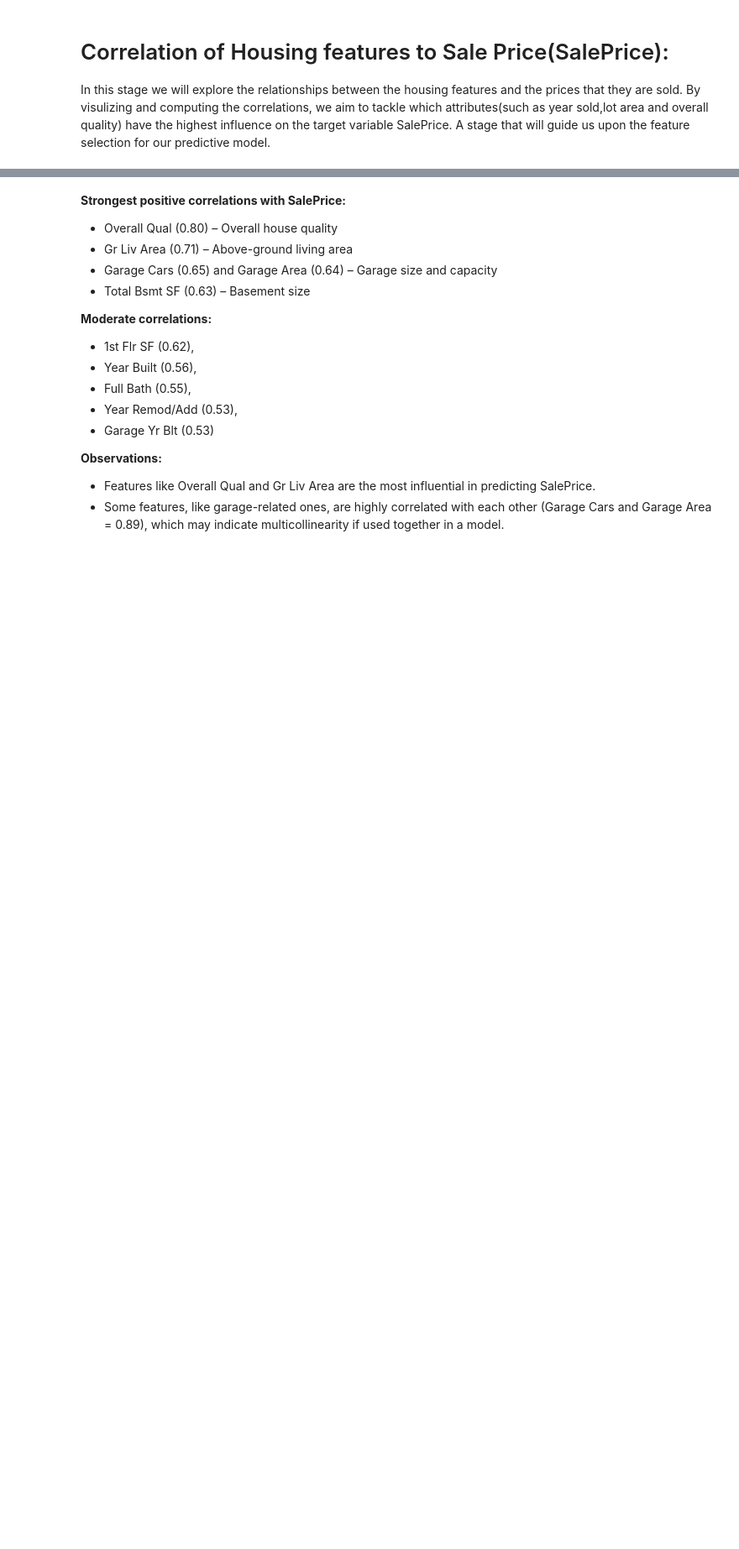
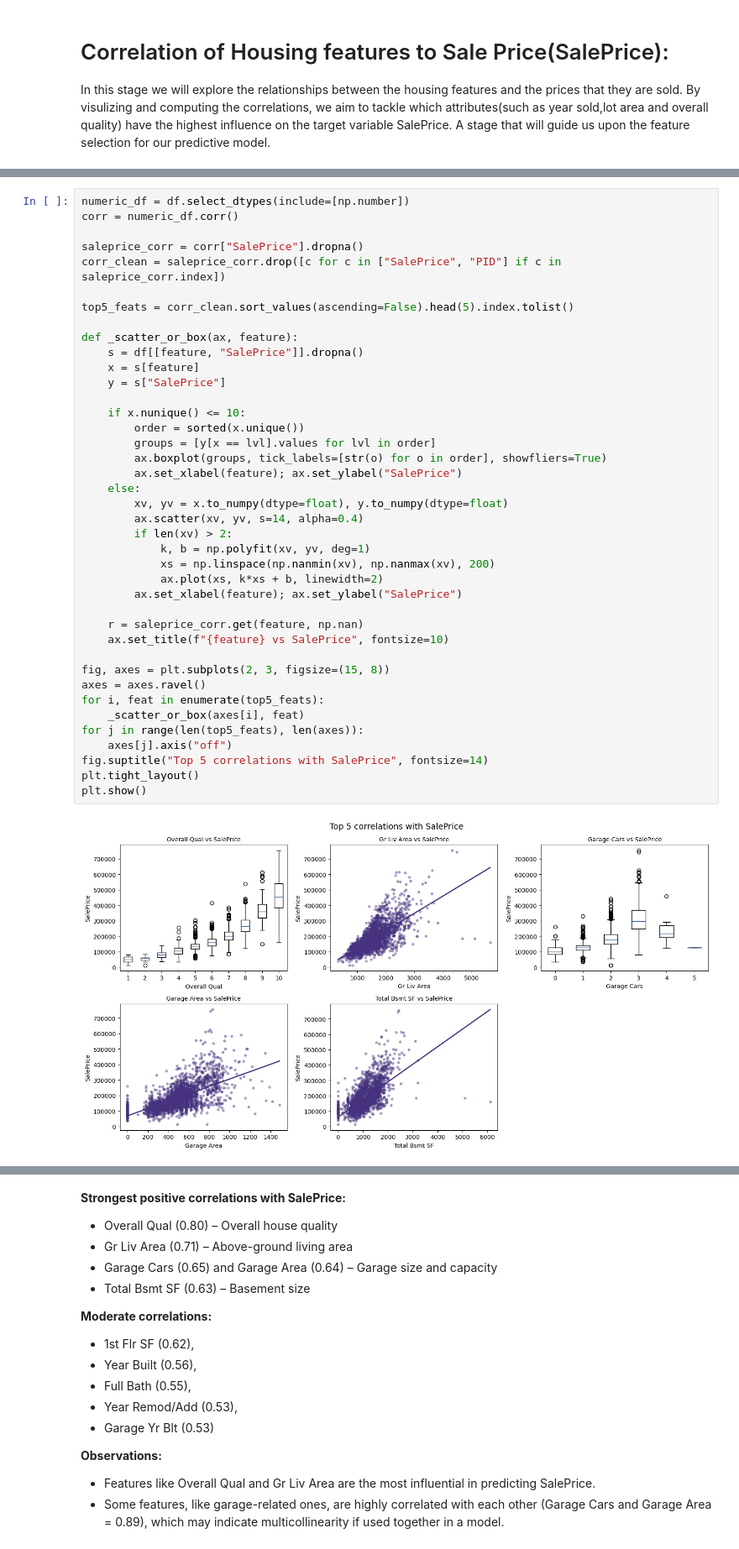
Before and after one commit to i-demetriou/dsc510-group-project, a Jupyter notebook: dsc510.theofanous.alexandrou.demetriou.ipynb, the cells around one changed output, grey strips where cells are left out. Shown at 84% size. Saved outputs shown, nothing was run; the diff lists cells and outputs as text; blank space fills up the shorter version.

```diff
--- a/dsc510.theofanous.alexandrou.demetriou.ipynb
+++ b/dsc510.theofanous.alexandrou.demetriou.ipynb
@@ -842,0 +922,42 @@ plt.show()
+# %%
+numeric_df = df.select_dtypes(include=[np.number])
+corr = numeric_df.corr()
+
+saleprice_corr = corr["SalePrice"].dropna()
+corr_clean = saleprice_corr.drop([c for c in ["SalePrice", "PID"] if c in saleprice_corr.index])
+
+top5_feats = corr_clean.sort_values(ascending=False).head(5).index.tolist()
+
+def _scatter_or_box(ax, feature):
+    s = df[[feature, "SalePrice"]].dropna()
+    x = s[feature]
+    y = s["SalePrice"]
+
+    if x.nunique() <= 10:
+        order = sorted(x.unique())
+        groups = [y[x == lvl].values for lvl in order]
+        ax.boxplot(groups, tick_labels=[str(o) for o in order], showfliers=True)
+        ax.set_xlabel(feature); ax.set_ylabel("SalePrice")
+    else:
+        xv, yv = x.to_numpy(dtype=float), y.to_numpy(dtype=float)
+        ax.scatter(xv, yv, s=14, alpha=0.4)
+        if len(xv) > 2:
+            k, b = np.polyfit(xv, yv, deg=1)
+            xs = np.linspace(np.nanmin(xv), np.nanmax(xv), 200)
+            ax.plot(xs, k*xs + b, linewidth=2)
+        ax.set_xlabel(feature); ax.set_ylabel("SalePrice")
+
+    r = saleprice_corr.get(feature, np.nan)
+    ax.set_title(f"{feature} vs SalePrice", fontsize=10)
+
+fig, axes = plt.subplots(2, 3, figsize=(15, 8))
+axes = axes.ravel()
+for i, feat in enumerate(top5_feats):
+    _scatter_or_box(axes[i], feat)
+for j in range(len(top5_feats), len(axes)):
+    axes[j].axis("off")
+fig.suptitle("Top 5 correlations with SalePrice", fontsize=14)
+plt.tight_layout()
+plt.show()
+# %% [output]
+[figure, added]
```
Also changed, not shown: parts of 24 cells of this notebook.
